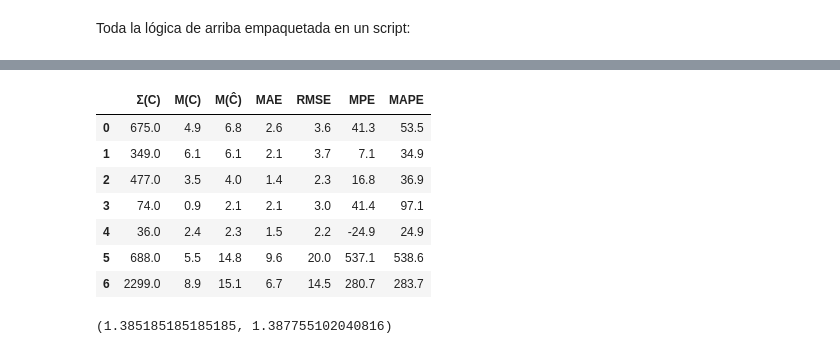
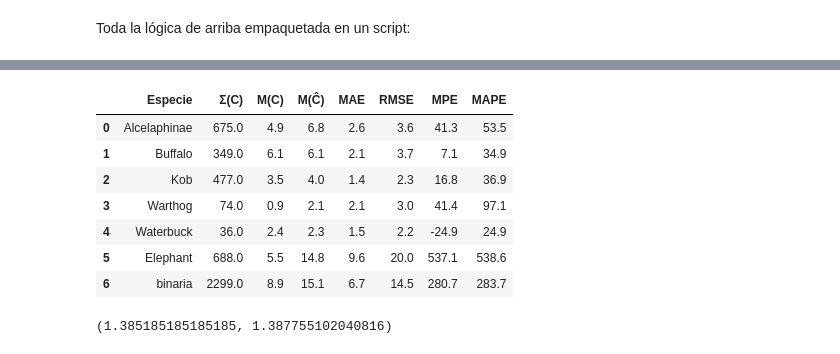
Before and after one commit to maia-2025-vision/proyecto-de-grado, a Jupyter notebook: notebooks/count-metrics-v2.ipynb, the cells around one changed output, grey strips where cells are left out. Drawn from its saved outputs; the diff is of its cells as text; code cells hidden in the pictures.

Commit message:
collect metrics from different models and convert to latex

```diff
--- a/notebooks/count-metrics-v2.ipynb
+++ b/notebooks/count-metrics-v2.ipynb
@@ -305,19 +305,19 @@ after pyenv init
 # %%
 agg_metrics = pd.read_csv(
     "data/test_results/herdnet_v2_full_cnts_metrics_v2/aggregated_count_metrics_v2.csv"
 )
-agg_metrics = agg_metrics.drop("ME", axis=1)
-agg_metrics = agg_metrics[["Σ(C)", "M(C)", "M(Ĉ)", "MAE", "RMSE", "MPE", "MAPE"]]
+# agg_metrics = agg_metrics.drop("ME", axis=1)
+agg_metrics = agg_metrics[["Especie", "Σ(C)", "M(C)", "M(Ĉ)", "MAE", "RMSE", "MPE", "MAPE"]]
 agg_metrics
 # %% [output]
-|  | Σ(C) | M(C) | M(Ĉ) | MAE | RMSE | MPE | MAPE |
-| 0 | 675.0 | 4.9 | 6.8 | 2.6 | 3.6 | 41.3 | 53.5 |
-| 1 | 349.0 | 6.1 | 6.1 | 2.1 | 3.7 | 7.1 | 34.9 |
-| 2 | 477.0 | 3.5 | 4.0 | 1.4 | 2.3 | 16.8 | 36.9 |
-| 3 | 74.0 | 0.9 | 2.1 | 2.1 | 3.0 | 41.4 | 97.1 |
-| 4 | 36.0 | 2.4 | 2.3 | 1.5 | 2.2 | -24.9 | 24.9 |
-| 5 | 688.0 | 5.5 | 14.8 | 9.6 | 20.0 | 537.1 | 538.6 |
-| 6 | 2299.0 | 8.9 | 15.1 | 6.7 | 14.5 | 280.7 | 283.7 |
+|  | Especie | Σ(C) | M(C) | M(Ĉ) | MAE | RMSE | MPE | MAPE |
+| 0 | Alcelaphinae | 675.0 | 4.9 | 6.8 | 2.6 | 3.6 | 41.3 | 53.5 |
+| 1 | Buffalo | 349.0 | 6.1 | 6.1 | 2.1 | 3.7 | 7.1 | 34.9 |
+| 2 | Kob | 477.0 | 3.5 | 4.0 | 1.4 | 2.3 | 16.8 | 36.9 |
+| 3 | Warthog | 74.0 | 0.9 | 2.1 | 2.1 | 3.0 | 41.4 | 97.1 |
+| 4 | Waterbuck | 36.0 | 2.4 | 2.3 | 1.5 | 2.2 | -24.9 | 24.9 |
+| 5 | Elephant | 688.0 | 5.5 | 14.8 | 9.6 | 20.0 | 537.1 | 538.6 |
+| 6 | binaria | 2299.0 | 8.9 | 15.1 | 6.7 | 14.5 | 280.7 | 283.7 |
 # %%
 935 / 675, 6.8 / 4.9
 # %% [output]
```
Also changed, not shown: parts of 3 cells of this notebook, 5 other files.
